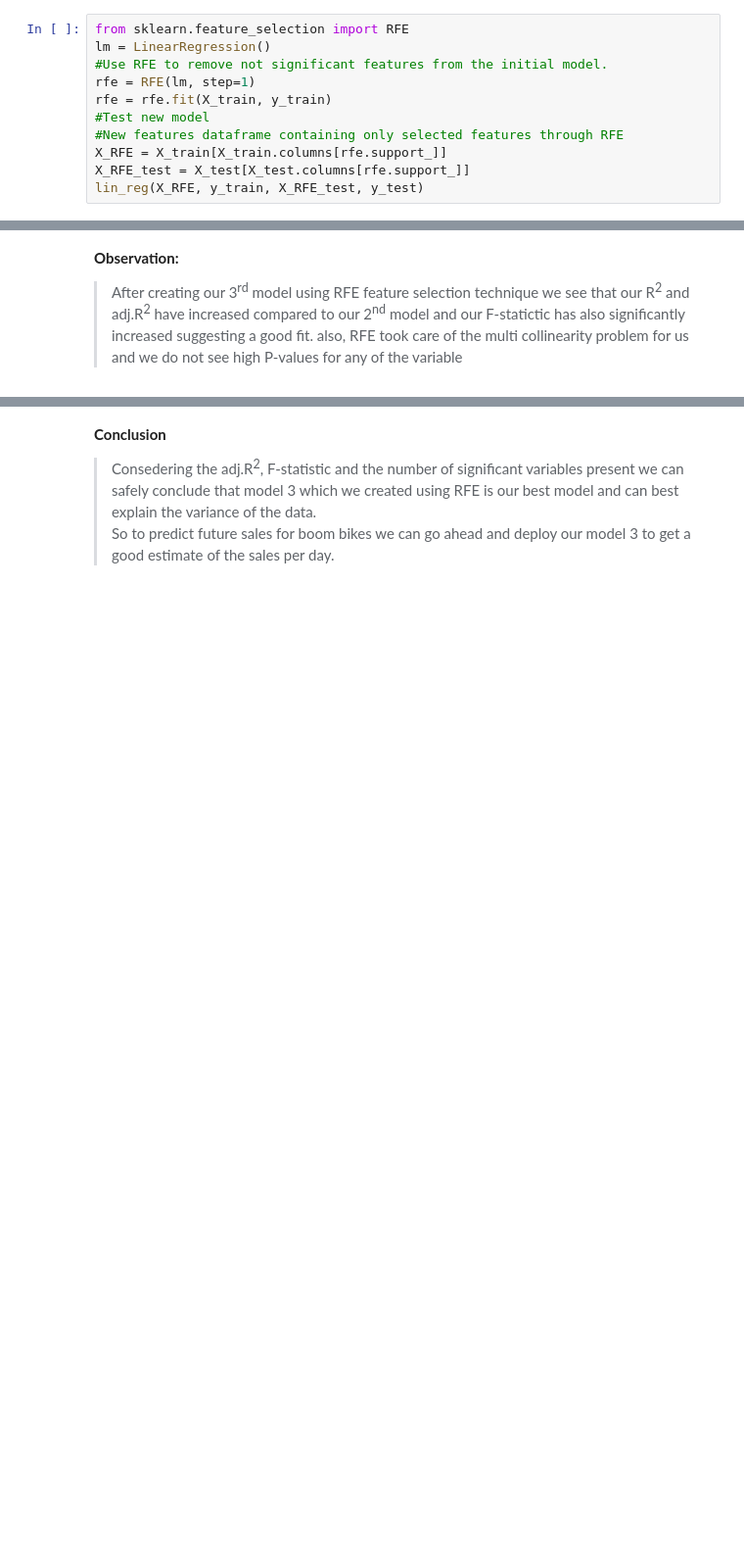
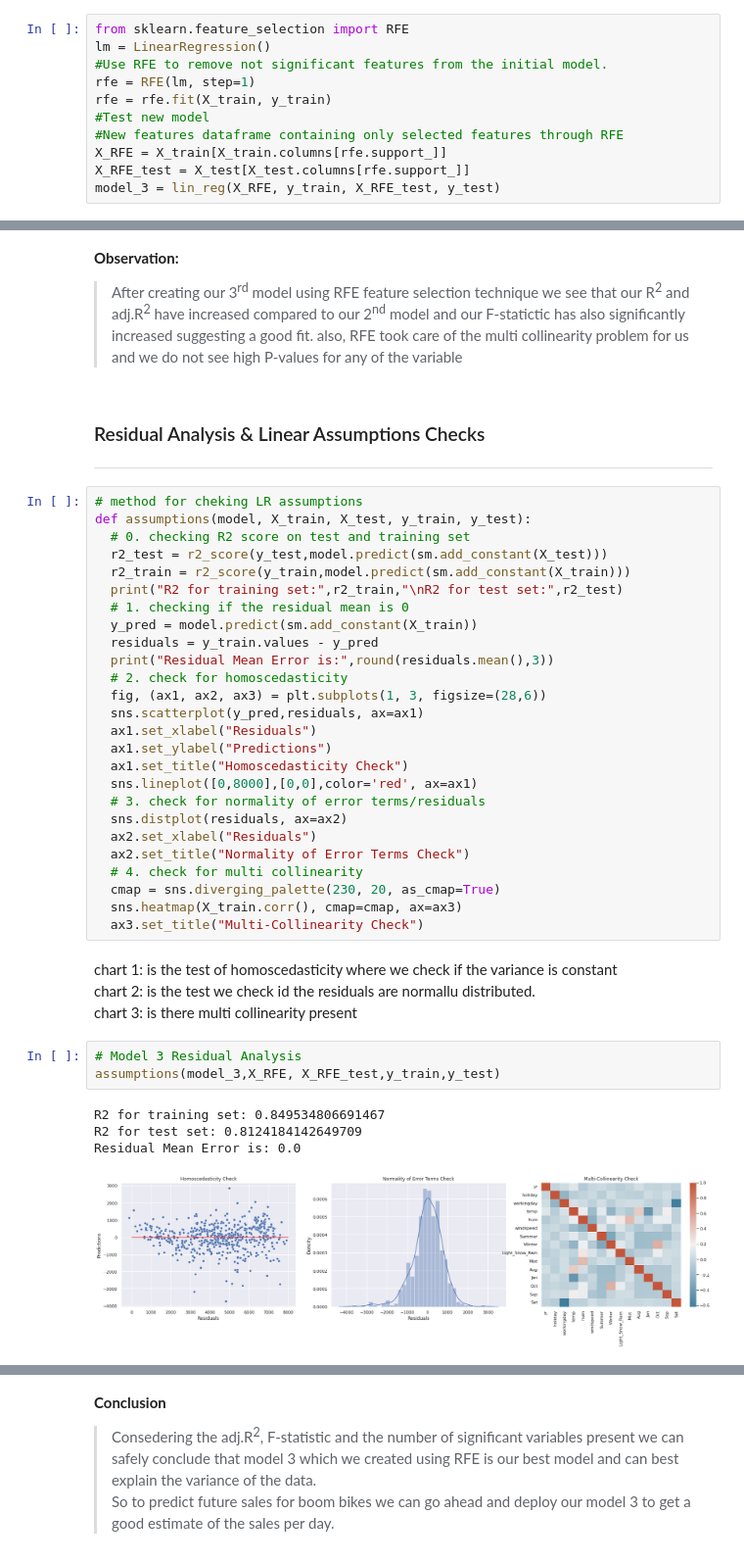
Before and after one commit to aditya-mishra25/Linear_Regression_Boom_Bikes, a Jupyter notebook: Multiple_Linear_Regression_Boom_Bike_Upgrad.ipynb, the cells around one changed output, grey strips where cells are left out. Shown: that part at 98% size. Cells and saved outputs as stored; diff of their text form; blank space fills up the shorter version.

```diff
--- a/Multiple_Linear_Regression_Boom_Bike_Upgrad.ipynb
+++ b/Multiple_Linear_Regression_Boom_Bike_Upgrad.ipynb
@@ -387,7 +402,7 @@ rfe = rfe.fit(X_train, y_train)
 #New features dataframe containing only selected features through RFE
 X_RFE = X_train[X_train.columns[rfe.support_]]
 X_RFE_test = X_test[X_test.columns[rfe.support_]]
-lin_reg(X_RFE, y_train, X_RFE_test, y_test)
+model_3 = lin_reg(X_RFE, y_train, X_RFE_test, y_test)
 # %% [output]
 R2 Score of the training data: 0.849534806691467
 R2 Score of the testing data: 0.8124184142649709
@@ -413,3 +425,45 @@ Warnings:
 # %% [markdown]
 <b>Observation:</b>
 >After creating our 3<sup>rd</sup> model using RFE feature selection technique we see that our R<sup>2</sup> and adj.R<sup>2</sup> have increased compared to our 2<sup>nd</sup> model and our F-statictic has also significantly increased suggesting a good fit. also, RFE took care of the multi collinearity problem for us and we do not see high P-values for any of the variable<br>
+# %% [markdown]
+### Residual Analysis & Linear Assumptions Checks
+
+---
+# %%
+# method for cheking LR assumptions
+def assumptions(model, X_train, X_test, y_train, y_test):
+  # 0. checking R2 score on test and training set
+  r2_test = r2_score(y_test,model.predict(sm.add_constant(X_test)))
+  r2_train = r2_score(y_train,model.predict(sm.add_constant(X_train)))
+  print("R2 for training set:",r2_train,"\nR2 for test set:",r2_test)
+  # 1. checking if the residual mean is 0
+  y_pred = model.predict(sm.add_constant(X_train))
+  residuals = y_train.values - y_pred
+  print("Residual Mean Error is:",round(residuals.mean(),3))
+  # 2. check for homoscedasticity
+  fig, (ax1, ax2, ax3) = plt.subplots(1, 3, figsize=(28,6))
+  sns.scatterplot(y_pred,residuals, ax=ax1)
+  ax1.set_xlabel("Residuals")
+  ax1.set_ylabel("Predictions")
+  ax1.set_title("Homoscedasticity Check")
+  sns.lineplot([0,8000],[0,0],color='red', ax=ax1)
+  # 3. check for normality of error terms/residuals
+  sns.distplot(residuals, ax=ax2)
+  ax2.set_xlabel("Residuals")
+  ax2.set_title("Normality of Error Terms Check")
+  # 4. check for multi collinearity
+  cmap = sns.diverging_palette(230, 20, as_cmap=True)
+  sns.heatmap(X_train.corr(), cmap=cmap, ax=ax3)
+  ax3.set_title("Multi-Collinearity Check")
+# %% [markdown]
+chart 1: is the test of homoscedasticity where we check if the variance is constant<br>
+chart 2: is the test we check id the residuals are normallu distributed.<br>
+chart 3: is there multi collinearity present<br>
+# %%
+# Model 3 Residual Analysis
+assumptions(model_3,X_RFE, X_RFE_test,y_train,y_test)
+# %% [output]
+R2 for training set: 0.849534806691467
+R2 for test set: 0.8124184142649709
+Residual Mean Error is: 0.0
+[figure, added]
```
Also changed, not shown: parts of 10 cells of this notebook.
